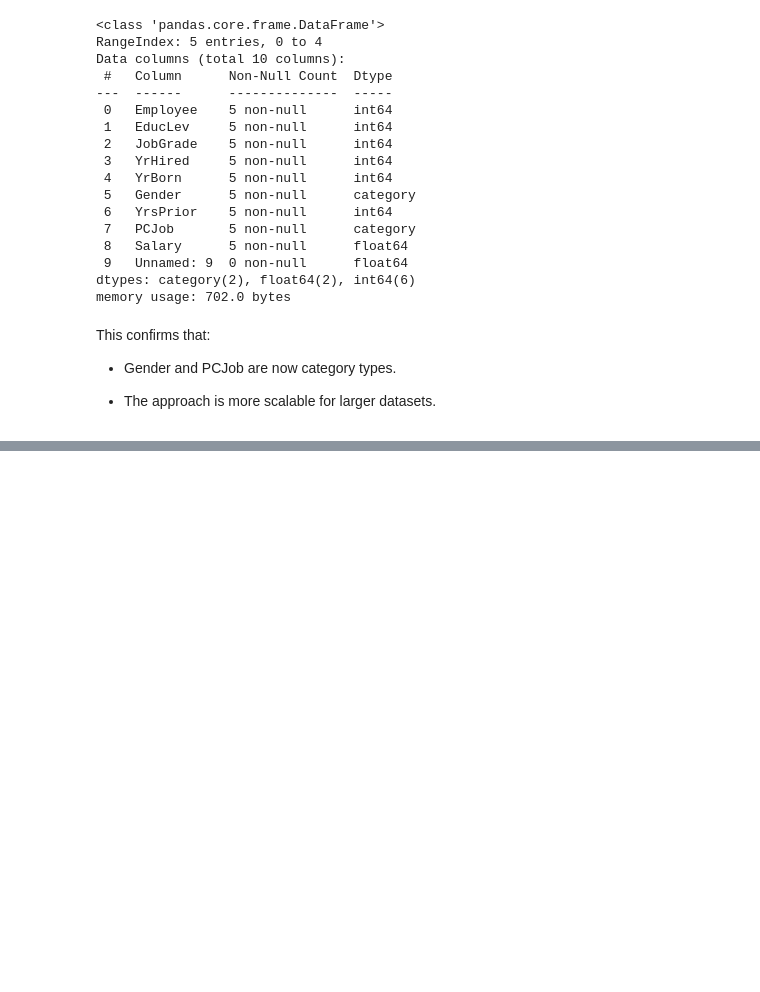
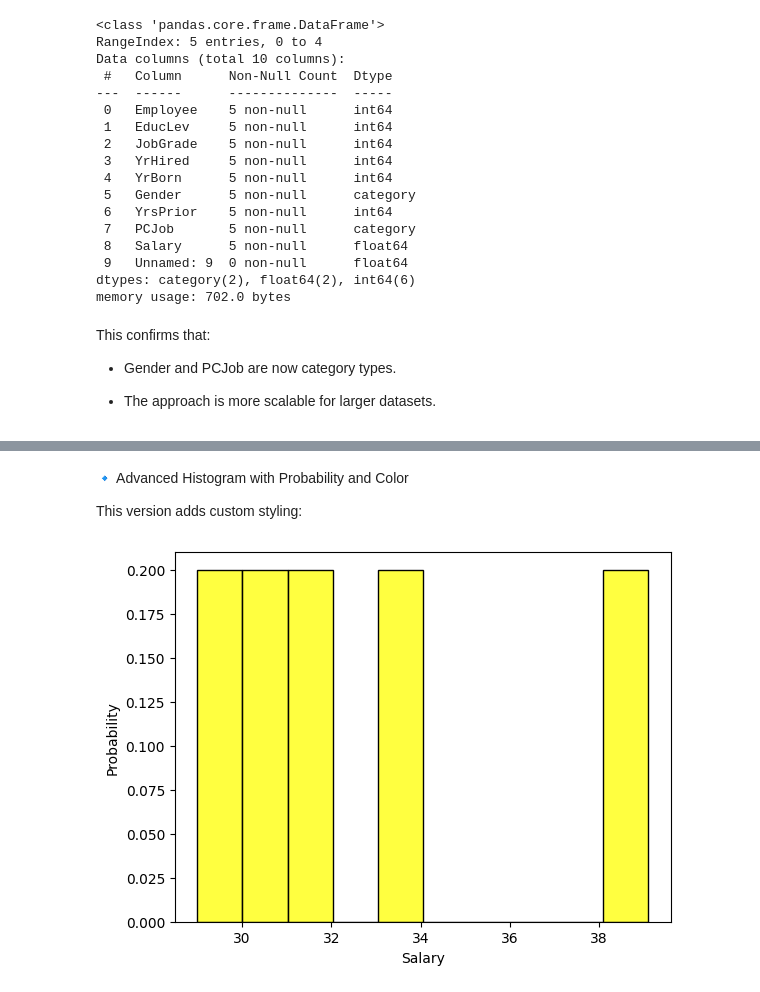
Before and after one commit to Aishaamalik/Data-Analysis-Intern, a Jupyter notebook: week_0.ipynb, the cells around one changed output, grey strips where cells are left out. Saved outputs shown, nothing was run; the diff lists cells and outputs as text; code cells hidden in the pictures; blank space fills up the shorter version.

```diff
--- a/week_0.ipynb
+++ b/week_0.ipynb
@@ -287,0 +376,15 @@ This confirms that:
+# %% [markdown]
+🔹 Advanced Histogram with Probability and Color
+
+This version adds custom styling:
+# %%
+# Enhanced histogram
+sns.histplot(
+    x=bank['Salary'],
+    bins=10,
+    kde=False,
+    stat="probability",  # Normalize to probability
+    color='yellow'        # Change bar color
+);
+# %% [output]
+[figure, added]
```
Also changed, not shown: parts of 29 cells of this notebook.
